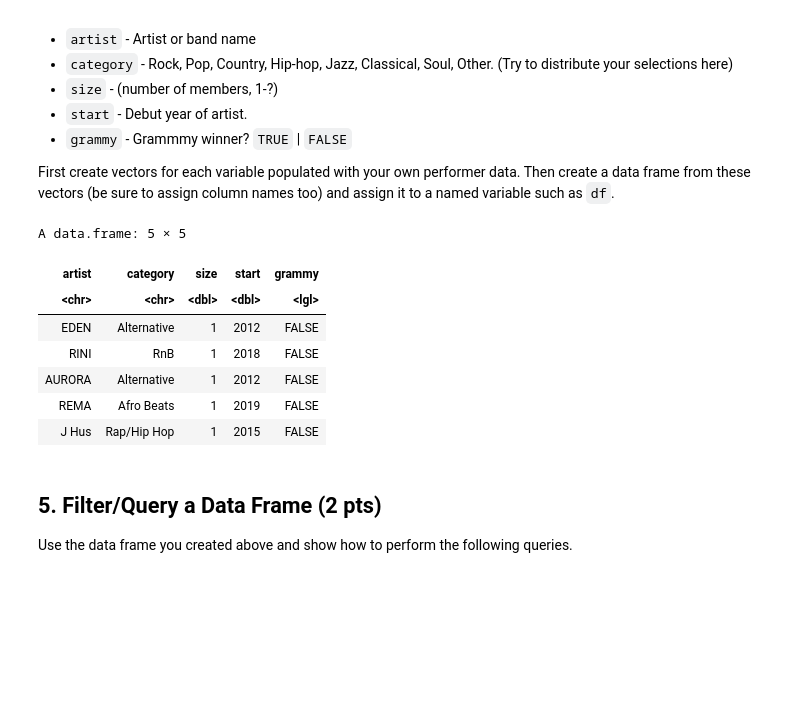
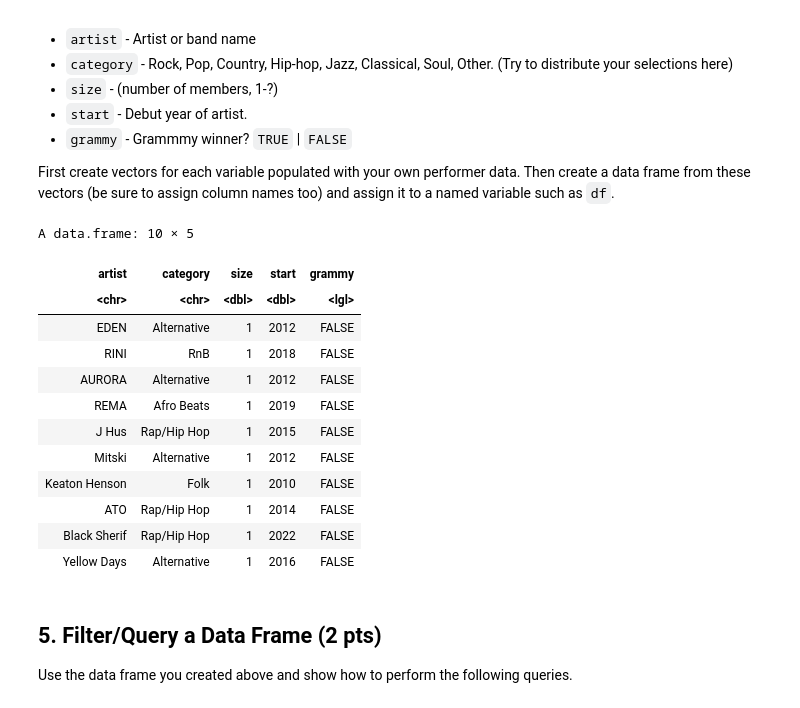
Before and after one commit to cann-emma/DS1002-zgb8ts, a Jupyter notebook: homework/week-13.ipynb, the cells around one changed output. Saved outputs shown, nothing was run; the diff lists cells and outputs as text; code cells hidden in the pictures; blank space fills up the shorter version.

```diff
--- a/homework/week-13.ipynb
+++ b/homework/week-13.ipynb
@@ -107,22 +107,27 @@ Variables:
 First create vectors for each variable populated with your own performer data. Then create a data frame from these vectors (be sure to assign column names too) and assign it to a named variable such as `df`.
 # %%
 #
-artist<- c('EDEN','RINI', 'AURORA', 'REMA', 'J Hus')
-category<- c('Alternative', 'RnB', 'Alternative', 'Afro Beats', 'Rap/Hip Hop')
-size<- rep(1, 5)
-start<- c (2012,2018, 2012, 2019, 2015)
-grammy<- rep(FALSE, 5)
+artist<- c('EDEN','RINI', 'AURORA', 'REMA', 'J Hus', 'Mitski', 'Keaton Henson', 'ATO', 'Black Sherif','Yellow Days')
+category<- c('Alternative', 'RnB', 'Alternative', 'Afro Beats', 'Rap/Hip Hop','Alternative','Folk','Rap/Hip Hop','Rap/Hip Hop','Alternative')
+size<- rep(1, 10)
+start<- c (2012,2018, 2012, 2019, 2015, 2012, 2010, 2014, 2022, 2016)
+grammy<- rep(FALSE, 10)
 df<- data.frame(artist, category, size, start, grammy)
 df
 # %% [output]
-A data.frame: 5 × 5
+A data.frame: 10 × 5
 | artist | category | size | start | grammy |
 | <chr> | <chr> | <dbl> | <dbl> | <lgl> |
 | EDEN | Alternative | 1 | 2012 | FALSE |
 | RINI | RnB | 1 | 2018 | FALSE |
 | AURORA | Alternative | 1 | 2012 | FALSE |
 | REMA | Afro Beats | 1 | 2019 | FALSE |
 | J Hus | Rap/Hip Hop | 1 | 2015 | FALSE |
+| Mitski | Alternative | 1 | 2012 | FALSE |
+| Keaton Henson | Folk | 1 | 2010 | FALSE |
+| ATO | Rap/Hip Hop | 1 | 2014 | FALSE |
+| Black Sherif | Rap/Hip Hop | 1 | 2022 | FALSE |
+| Yellow Days | Alternative | 1 | 2016 | FALSE |
 # %% [markdown]
 ## 5. Filter/Query a Data Frame (2 pts)
 
```
Also changed, not shown: parts of 3 cells of this notebook.
